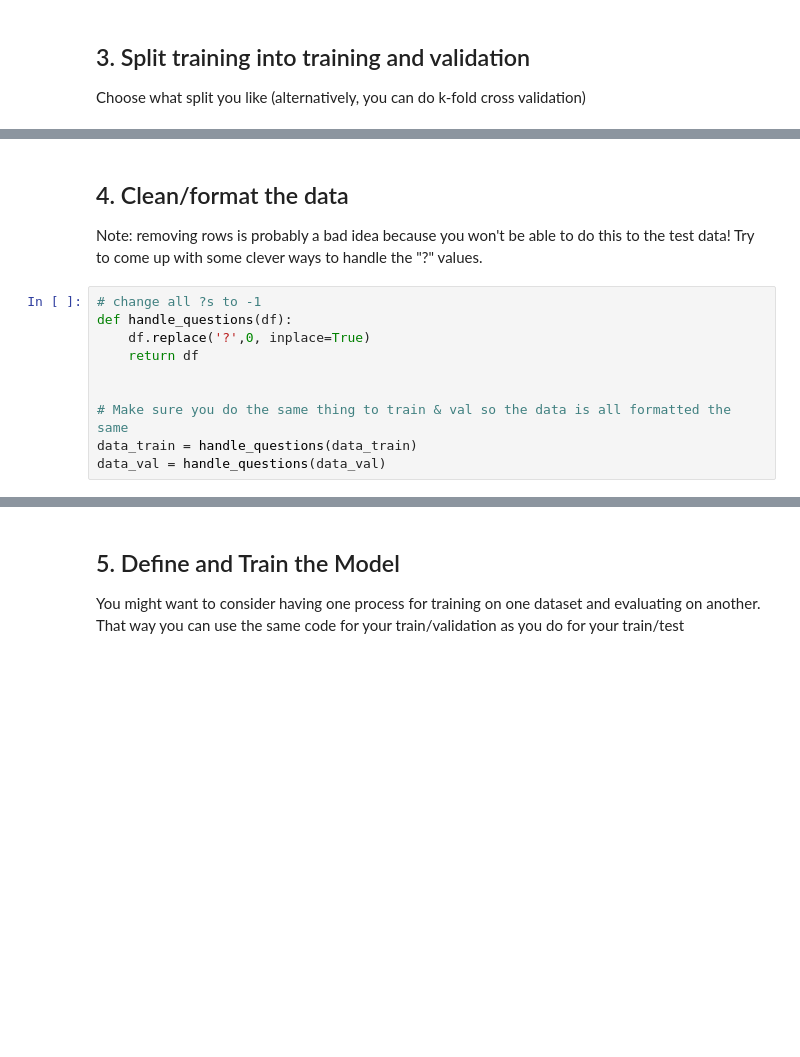
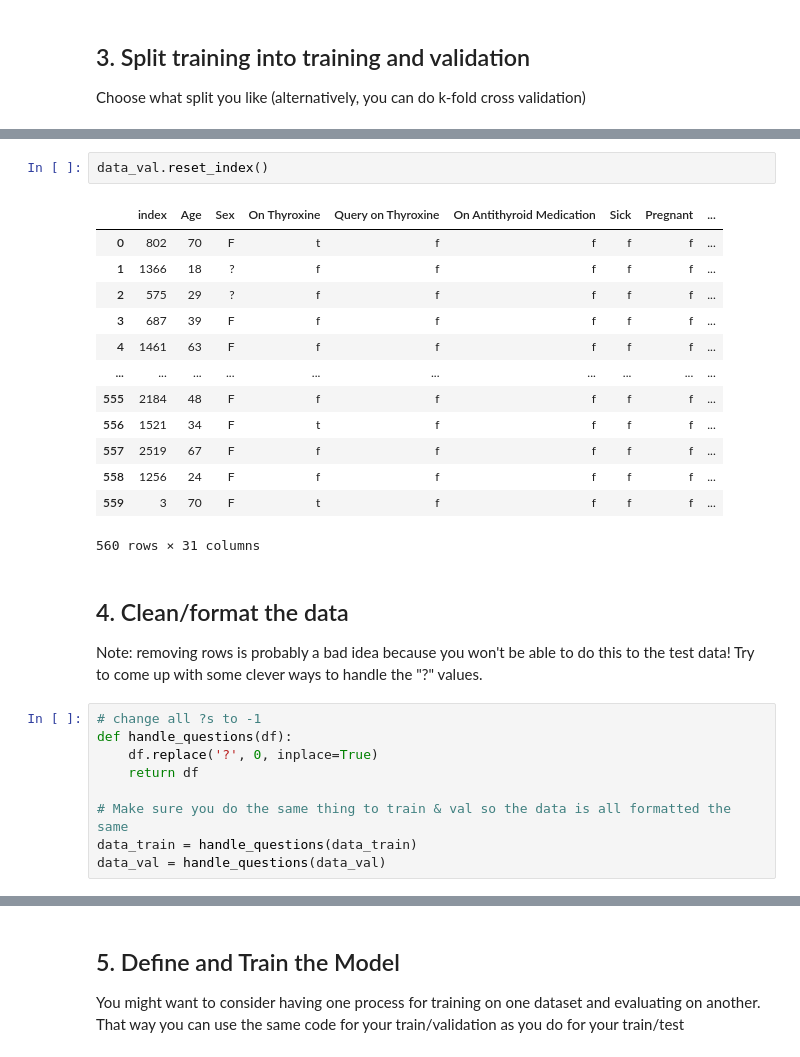
Before and after one commit to yashabazz/Week1Public, a Jupyter notebook: Challenge Project/Week1Challenge_Template.ipynb, the cells around one changed output, grey strips where cells are left out. Cells and saved outputs as stored; diff of their text form; blank space fills up the shorter version.

```diff
--- a/Challenge Project/Week1Challenge_Template.ipynb
+++ b/Challenge Project/Week1Challenge_Template.ipynb
@@ -69,12 +87,27 @@ data_train, data_val = train_test_split(data_train, test_size=0.20, random_state
+# %%
+data_val.reset_index()
+# %% [output]
+|  | index | Age | Sex | On Thyroxine | Query on Thyroxine | On Antithyroid Medication | Sick | Pregnant | ... |
+| 0 | 802 | 70 | F | t | f | f | f | f | ... |
+| 1 | 1366 | 18 | ? | f | f | f | f | f | ... |
+| 2 | 575 | 29 | ? | f | f | f | f | f | ... |
+| 3 | 687 | 39 | F | f | f | f | f | f | ... |
+| 4 | 1461 | 63 | F | f | f | f | f | f | ... |
+| ... | ... | ... | ... | ... | ... | ... | ... | ... | ... |
+| 555 | 2184 | 48 | F | f | f | f | f | f | ... |
+| 556 | 1521 | 34 | F | t | f | f | f | f | ... |
+| 557 | 2519 | 67 | F | f | f | f | f | f | ... |
+| 558 | 1256 | 24 | F | f | f | f | f | f | ... |
+| 559 | 3 | 70 | F | t | f | f | f | f | ... |
+560 rows × 31 columns
 # %% [markdown]
 ## 4. Clean/format the data
 Note: removing rows is probably a bad idea because you won't be able to do this to the test data!  Try to come up with some clever ways to handle the "?" values.
 # %%
 # change all ?s to -1
 def handle_questions(df):
-    df.replace('?',0, inplace=True)
+    df.replace('?', 0, inplace=True)
     return df
-
 
 # Make sure you do the same thing to train & val so the data is all formatted the same
 data_train = handle_questions(data_train)
```
Also changed, not shown: parts of 13 cells of this notebook, 2 other files.
